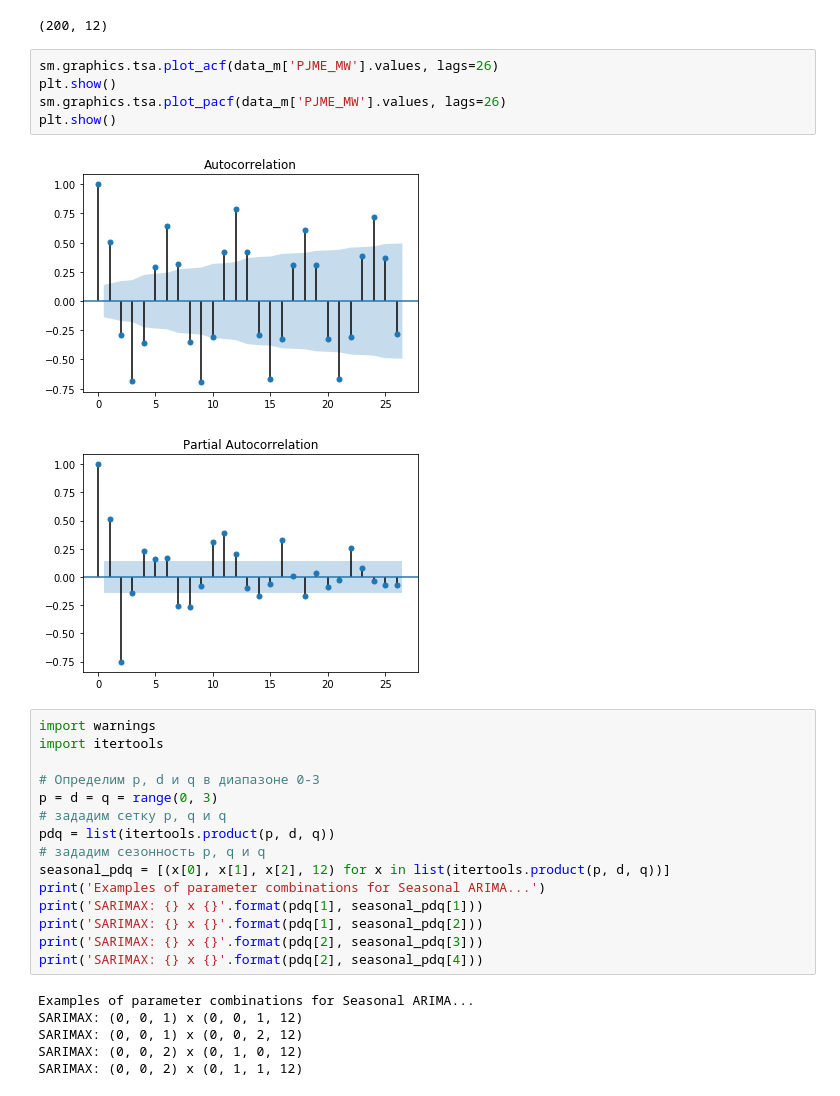
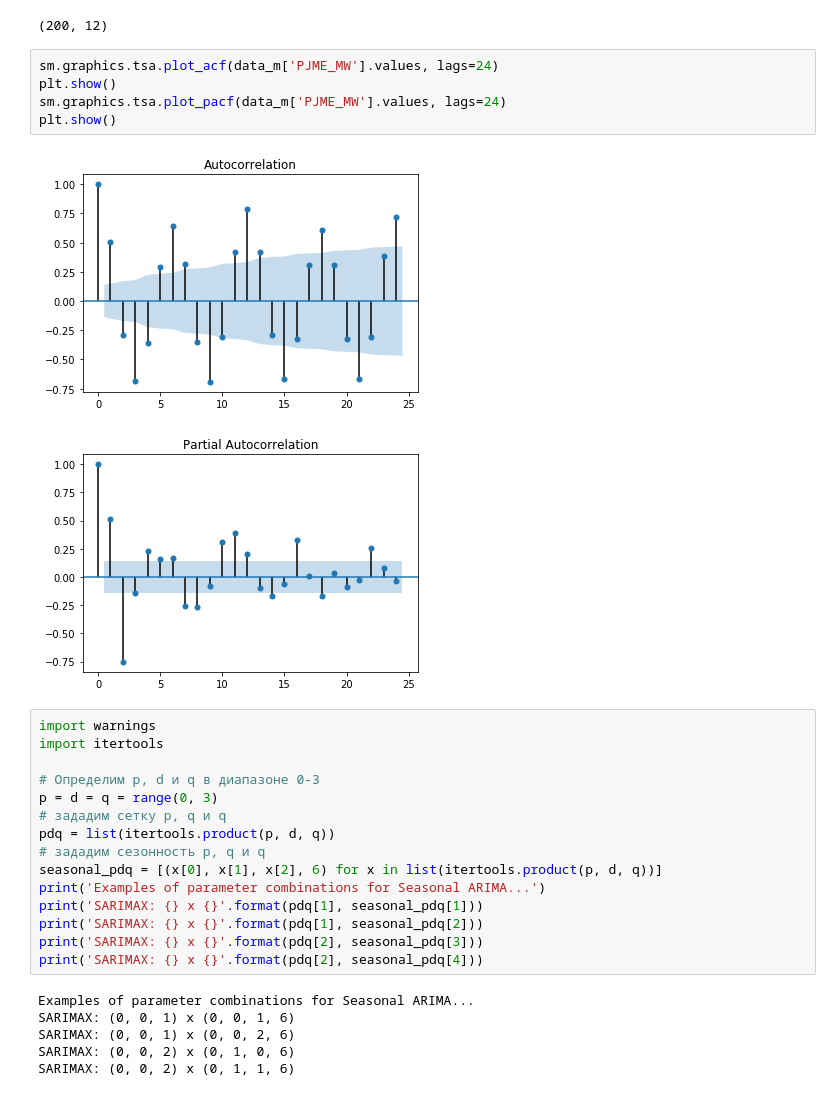
Before and after one commit to pugachdv/Geekbrains, a Jupyter notebook: Машинное обучение в бизнесе_20200513/homework_3.ipynb, the cells around one changed output. Drawn from its saved outputs; the diff is of its cells as text.

```diff
--- a/Машинное обучение в бизнесе_20200513/homework_3.ipynb
+++ b/Машинное обучение в бизнесе_20200513/homework_3.ipynb
@@ -570,13 +582,13 @@ data_m.shape
 # %% [output]
 (200, 12)
 # %%
-sm.graphics.tsa.plot_acf(data_m['PJME_MW'].values, lags=26)
+sm.graphics.tsa.plot_acf(data_m['PJME_MW'].values, lags=24)
 plt.show()
-sm.graphics.tsa.plot_pacf(data_m['PJME_MW'].values, lags=26)
+sm.graphics.tsa.plot_pacf(data_m['PJME_MW'].values, lags=24)
 plt.show()
 # %% [output]
-[figure, old version]
+[figure, new version]
-[figure, old version]
+[figure, new version]
 # %%
 import warnings
 import itertools
@@ -586,7 +598,7 @@ p = d = q = range(0, 3)
 # зададим сетку p, q и q
 pdq = list(itertools.product(p, d, q))
 # зададим сезонность p, q и q
-seasonal_pdq = [(x[0], x[1], x[2], 12) for x in list(itertools.product(p, d, q))]
+seasonal_pdq = [(x[0], x[1], x[2], 6) for x in list(itertools.product(p, d, q))]
 print('Examples of parameter combinations for Seasonal ARIMA...')
 print('SARIMAX: {} x {}'.format(pdq[1], seasonal_pdq[1]))
 print('SARIMAX: {} x {}'.format(pdq[1], seasonal_pdq[2]))
@@ -594,10 +606,10 @@ print('SARIMAX: {} x {}'.format(pdq[2], seasonal_pdq[3]))
 print('SARIMAX: {} x {}'.format(pdq[2], seasonal_pdq[4]))
 # %% [output]
 Examples of parameter combinations for Seasonal ARIMA...
-SARIMAX: (0, 0, 1) x (0, 0, 1, 12)
-SARIMAX: (0, 0, 1) x (0, 0, 2, 12)
-SARIMAX: (0, 0, 2) x (0, 1, 0, 12)
-SARIMAX: (0, 0, 2) x (0, 1, 1, 12)
+SARIMAX: (0, 0, 1) x (0, 0, 1, 6)
+SARIMAX: (0, 0, 1) x (0, 0, 2, 6)
+SARIMAX: (0, 0, 2) x (0, 1, 0, 6)
+SARIMAX: (0, 0, 2) x (0, 1, 1, 6)
 # %%
 seasonal_pdq
 # %% [output]
```
Also changed, not shown: parts of 26 cells of this notebook.
